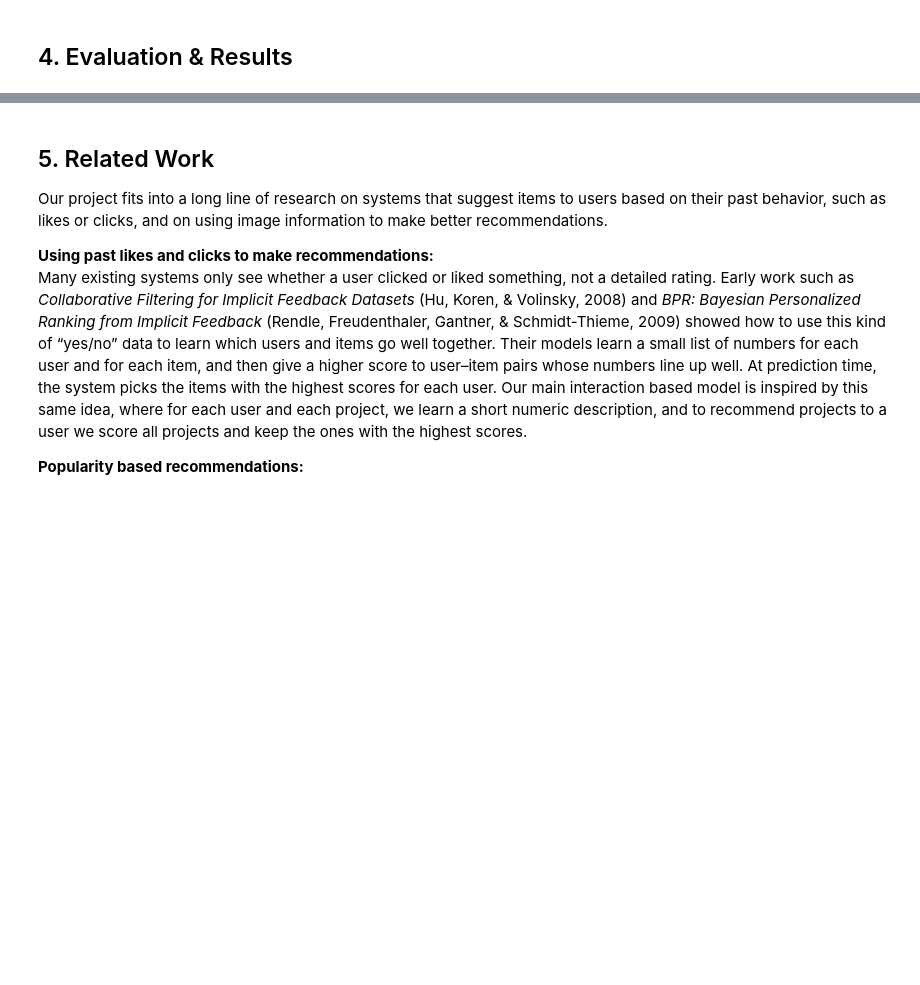
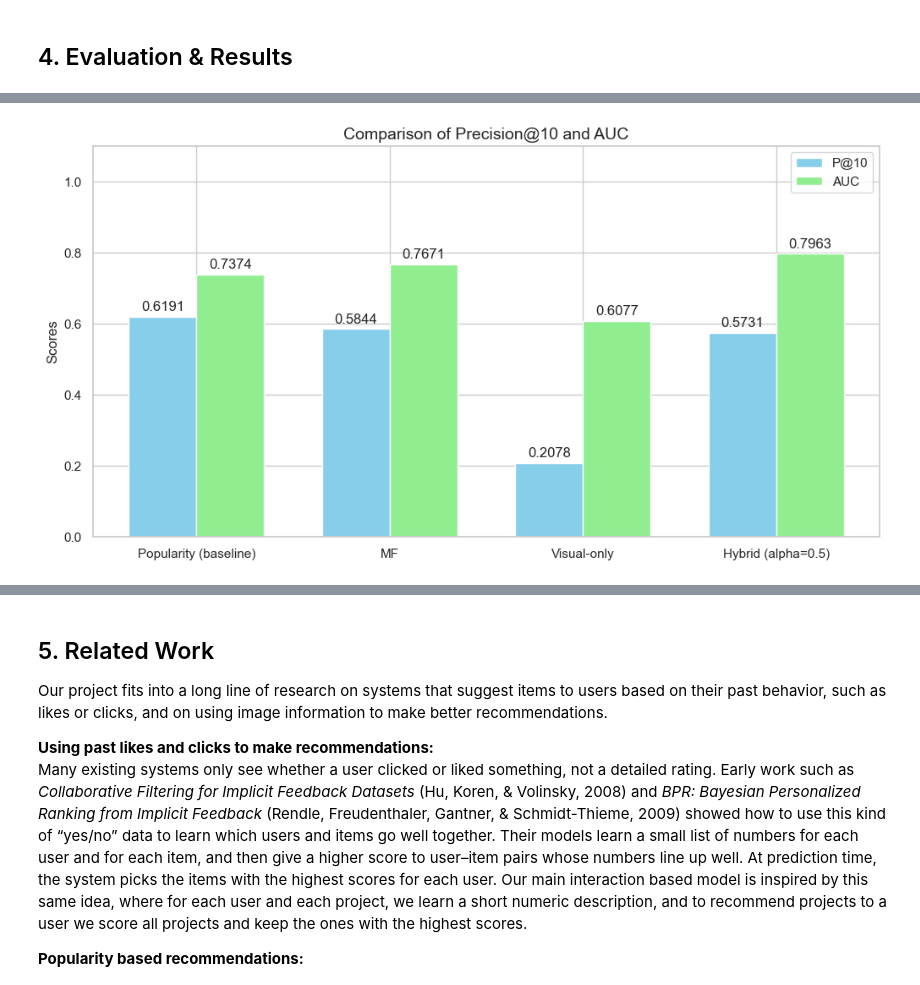
Before and after one commit to bwhenn/A2-CSE158, a Jupyter notebook: workbook.ipynb, the cells around one changed output, grey strips where cells are left out. Cells and saved outputs as stored; diff of their text form; code cells hidden in the pictures; blank space fills up the shorter version.

```diff
--- a/workbook.ipynb
+++ b/workbook.ipynb
@@ -455,0 +381,20 @@ plt.show()
+# %%
+alpha_best = 0.5
+hybrid_best = make_hybrid_score(alpha_best)
+# %%
+pop_auc_test, pop_prec_test = eval_model(pop_score, test_data, k=10)
+mf_auc_test,  mf_prec_test  = eval_model(mf_score,  test_data, k=10)
+vis_auc_test, vis_prec_test = eval_model(visual_score, test_data, k=10)
+hyb_auc_test, hyb_prec_test = eval_model(hybrid_best, test_data, k=10)
+
+results = pd.DataFrame({
+    "Model": [
+        "Popularity (baseline)",
+        "MF",
+        "Visual-only",
+        f"Hybrid (alpha={alpha_best})"
+    ],
+    "AUC":  [pop_auc_test, mf_auc_test, vis_auc_test, hyb_auc_test],
+    "P@10": [pop_prec_test, mf_prec_test, vis_prec_test, hyb_prec_test],
+})
+results
@@ -455,0 +407,32 @@ plt.show()
+# %%
+def plot_overall_performance(results_df):
+    models = results_df['Model']
+    p_10 = results_df['P@10']
+    auc = results_df['AUC']
+
+    x = np.arange(len(models))
+    width = 0.35
+
+    plt.figure(figsize=(12, 6))
+    bars1 = plt.bar(x - width/2, p_10, width, label='P@10', color='skyblue')
+    bars2 = plt.bar(x + width/2, auc, width, label='AUC', color='lightgreen')
+
+    plt.title('Comparison of Precision@10 and AUC', fontsize=14)
+    plt.ylabel('Scores')
+    plt.xticks(x, models)
+    plt.ylim(0, 1.1)
+    plt.legend()
+
+    for bar in bars1:
+        yval = bar.get_height()
+        plt.text(bar.get_x() + bar.get_width()/2, yval + 0.01, round(yval, 4), ha='center', va='bottom')
+
+    for bar in bars2:
+        yval = bar.get_height()
+        plt.text(bar.get_x() + bar.get_width()/2, yval + 0.01, round(yval, 4), ha='center', va='bottom')
+
+    plt.show()
+
+plot_overall_performance(results)
+# %% [output]
+[figure, added]
```
Also changed, not shown: parts of 66 cells of this notebook.
